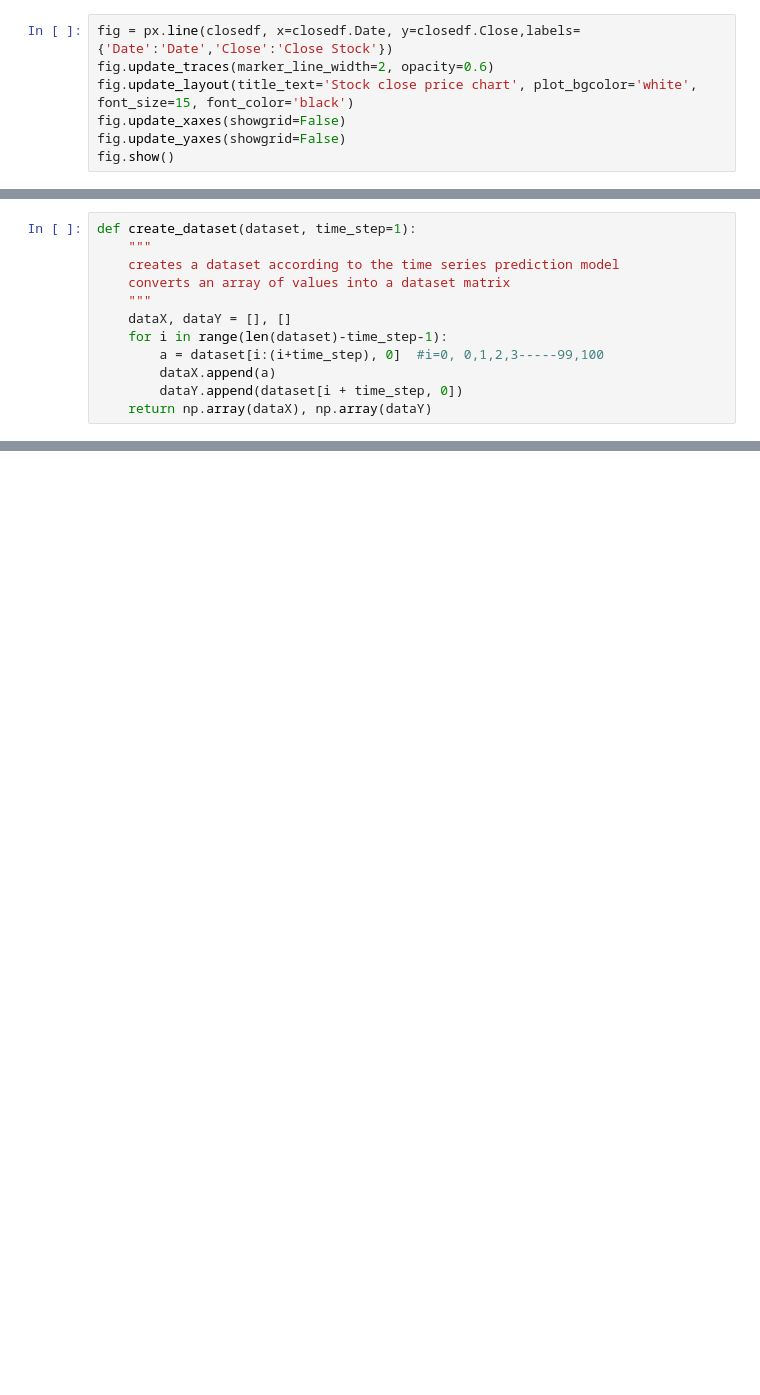
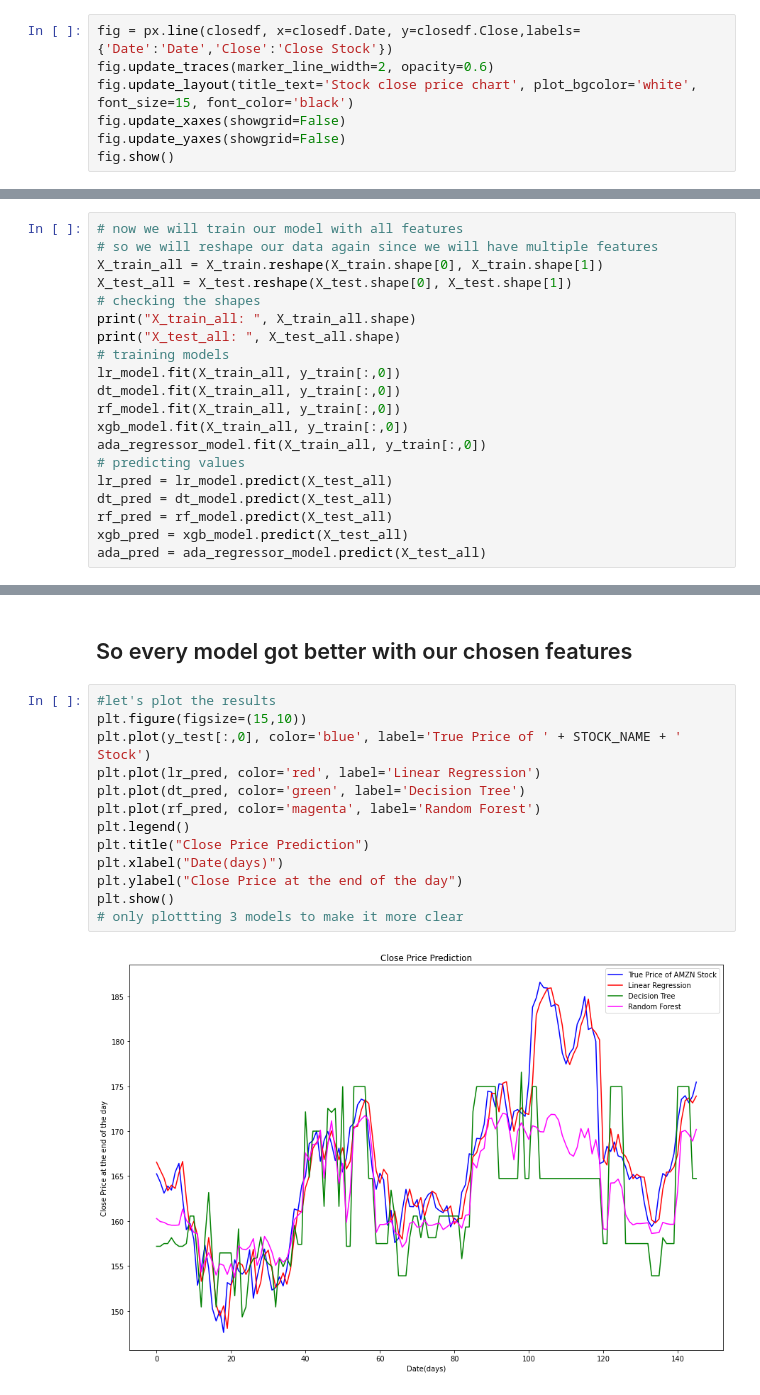
Before and after one commit to project-group-888/data-mining, a Jupyter notebook: data_mining_p.ipynb, the cells around one changed output, grey strips where cells are left out. Cells and saved outputs as stored; diff of their text form; blank space fills up the shorter version.

```diff
--- a/data_mining_p.ipynb
+++ b/data_mining_p.ipynb
@@ -104,12 +139,0 @@ test_data:  (152, 1)
-# %%
-def create_dataset(dataset, time_step=1):
-    """
-    creates a dataset according to the time series prediction model
-    converts an array of values into a dataset matrix
-    """
-    dataX, dataY = [], []
-    for i in range(len(dataset)-time_step-1):
-        a = dataset[i:(i+time_step), 0]  #i=0, 0,1,2,3-----99,100
-        dataX.append(a)
-        dataY.append(dataset[i + time_step, 0])
-    return np.array(dataX), np.array(dataY)
@@ -616,0 +295,20 @@ Test data RMSE:  7.835669915984876
+# %%
+# now we will train our model with all features
+# so we will reshape our data again since we will have multiple features
+X_train_all = X_train.reshape(X_train.shape[0], X_train.shape[1])
+X_test_all = X_test.reshape(X_test.shape[0], X_test.shape[1])
+# checking the shapes
+print("X_train_all: ", X_train_all.shape)
+print("X_test_all: ", X_test_all.shape)
+# training models
+lr_model.fit(X_train_all, y_train[:,0])
+dt_model.fit(X_train_all, y_train[:,0])
+rf_model.fit(X_train_all, y_train[:,0])
+xgb_model.fit(X_train_all, y_train[:,0])
+ada_regressor_model.fit(X_train_all, y_train[:,0])
+# predicting values
+lr_pred = lr_model.predict(X_test_all)
+dt_pred = dt_model.predict(X_test_all)
+rf_pred = rf_model.predict(X_test_all)
+xgb_pred = xgb_model.predict(X_test_all)
+ada_pred = ada_regressor_model.predict(X_test_all)
@@ -616,0 +360,17 @@ Test data RMSE:  7.835669915984876
+# %% [markdown]
+## So every model got better with our chosen features
+# %%
+#let's plot the results
+plt.figure(figsize=(15,10))
+plt.plot(y_test[:,0], color='blue', label='True Price of ' + STOCK_NAME + ' Stock')
+plt.plot(lr_pred, color='red', label='Linear Regression')
+plt.plot(dt_pred, color='green', label='Decision Tree')
+plt.plot(rf_pred, color='magenta', label='Random Forest')
+plt.legend()
+plt.title("Close Price Prediction")
+plt.xlabel("Date(days)")
+plt.ylabel("Close Price at the end of the day")
+plt.show()
+# only plottting 3 models to make it more clear
+# %% [output]
+[figure, added]
```
Also changed, not shown: parts of 53 cells of this notebook, 1 other file.
